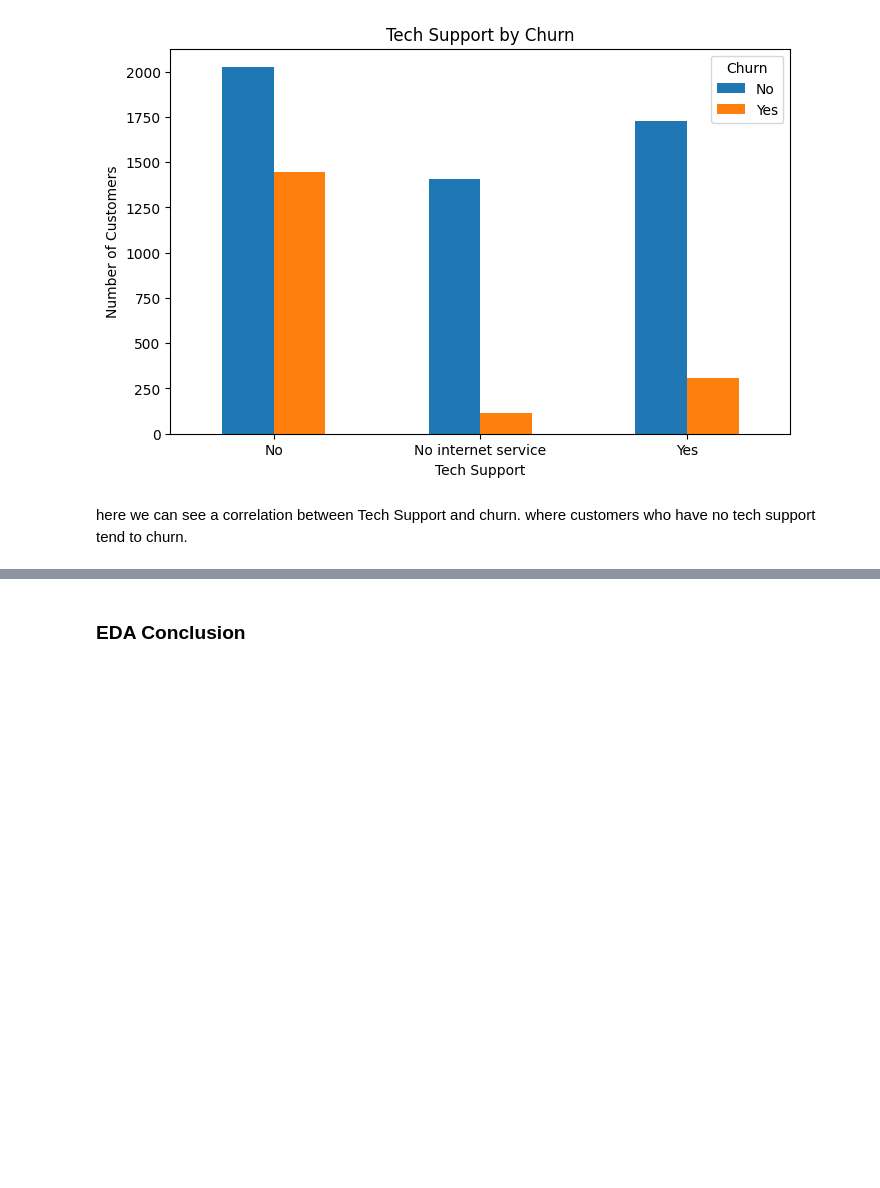
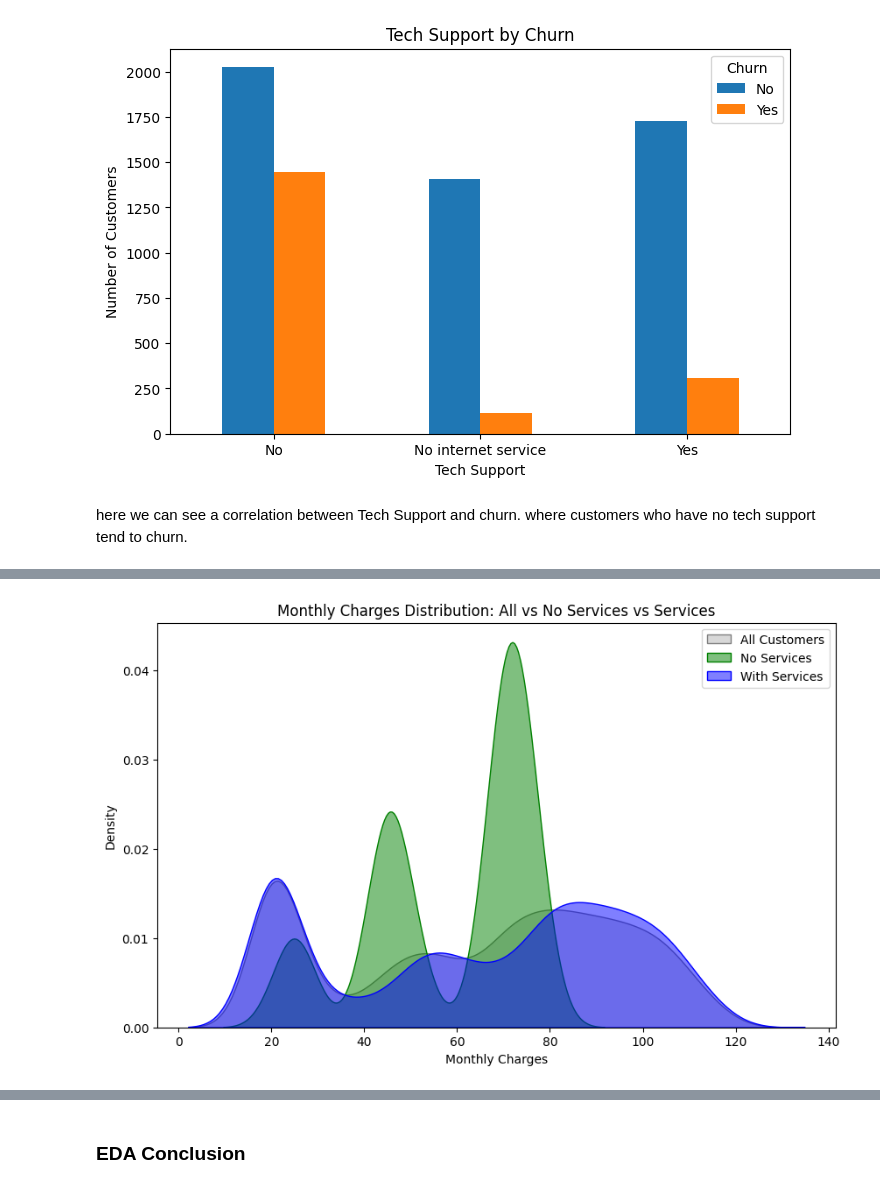
Before and after one commit to cuboidalstudios/MLAssignment2025, a Jupyter notebook: MLTask1.ipynb, the cells around one changed output, grey strips where cells are left out. Cells and saved outputs as stored; diff of their text form; code cells hidden in the pictures; blank space fills up the shorter version.

```diff
--- a/MLTask1.ipynb
+++ b/MLTask1.ipynb
@@ -426,0 +499,51 @@ here we can see a correlation between Tech Support and churn. where customers wh
+# %%
+# List of add-on services
+services = ['OnlineSecurity', 'TechSupport', 'OnlineBackup',
+            'DeviceProtection', 'StreamingTV', 'StreamingMovies']
+
+# Customers with no add-on services (all 'No')
+df_no_services = df[(df[services] == 'No').all(axis=1)]
+
+# Customers with any add-on services (at least one 'Yes')
+df_with_services = df[~((df[services] == 'No').all(axis=1))]
+
+# Plot KDE comparison
+plt.figure(figsize=(10,6))
+
+# All customers
+sns.kdeplot(
+    data=df,
+    x='MonthlyCharges',
+    fill=True,
+    color='gray',
+    alpha=0.3,
+    label='All Customers'
+)
+
+# No-services customers
+sns.kdeplot(
+    data=df_no_services,
+    x='MonthlyCharges',
+    fill=True,
+    color='green',
+    alpha=0.5,
+    label='No Services'
+)
+
+# Customers with services
+sns.kdeplot(
+    data=df_with_services,
+    x='MonthlyCharges',
+    fill=True,
+    color='blue',
+    alpha=0.5,
+    label='With Services'
+)
+
+plt.title('Monthly Charges Distribution over churn: All vs No Services vs Services')
+plt.xlabel('Monthly Charges')
+plt.ylabel('Density')
+plt.legend()
+plt.show()
+# %% [output]
+[figure, added]
```
Also changed, not shown: parts of 17 cells of this notebook.
